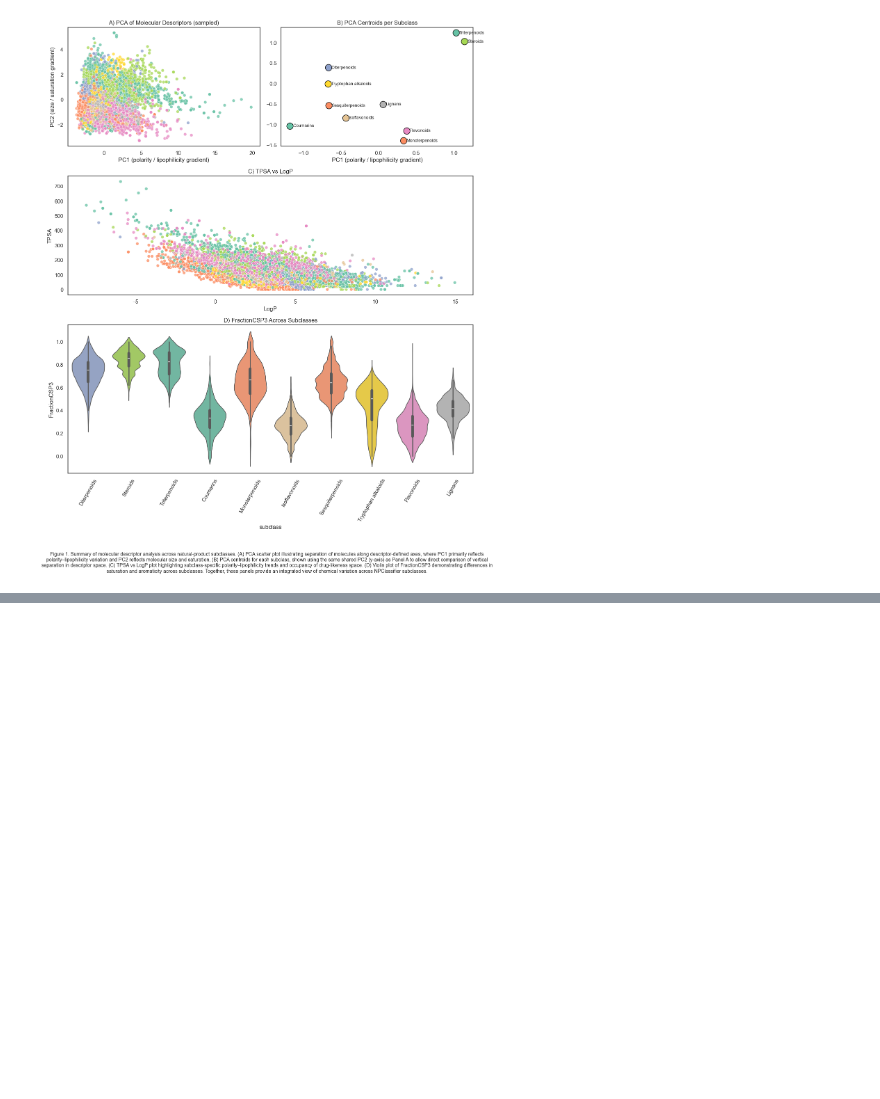
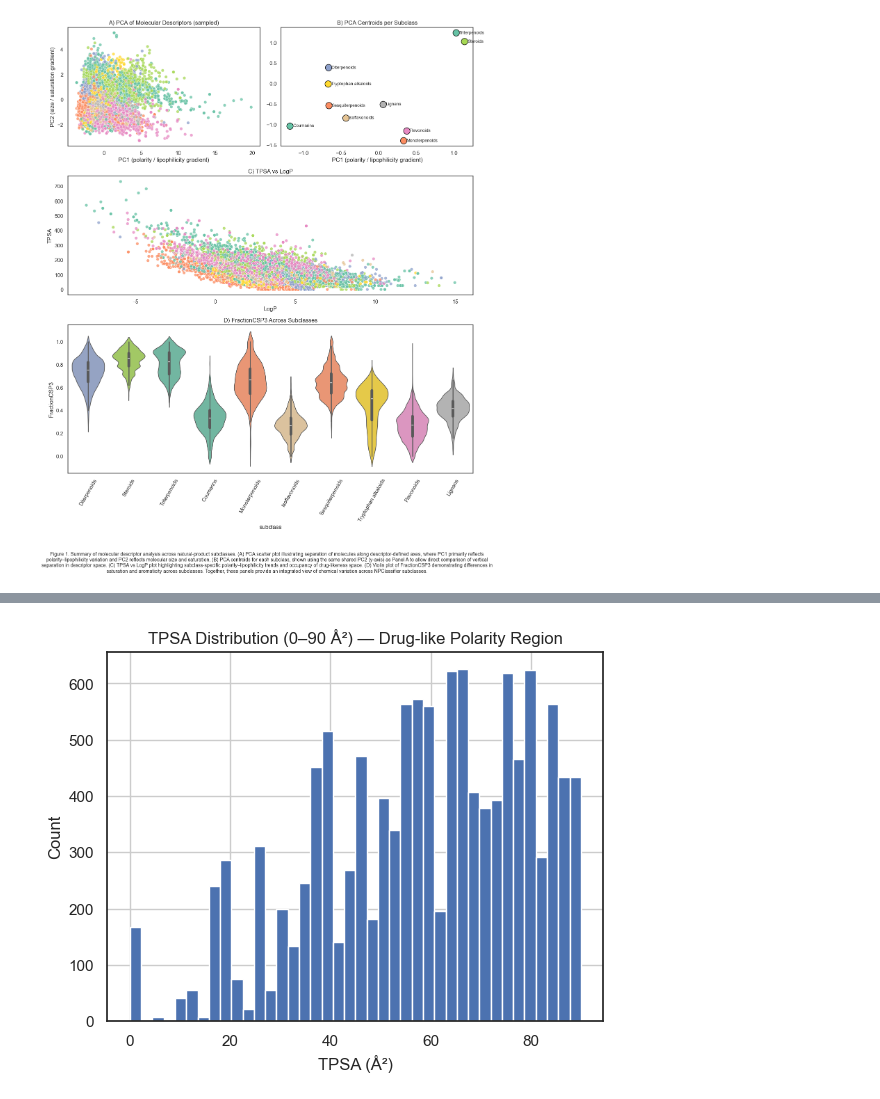
Before and after one commit to Hassan-Haydar/DSA103, a Jupyter notebook: LifeScienceData/project/final_project.ipynb, the cells around one changed output, grey strips where cells are left out. Drawn from its saved outputs; the diff is of its cells as text; code cells hidden in the pictures; blank space fills up the shorter version.

```diff
--- a/LifeScienceData/project/final_project.ipynb
+++ b/LifeScienceData/project/final_project.ipynb
@@ -211,0 +228,16 @@ Passing `palette` without assigning `hue` is deprecated and will be removed in v
+# %%
+#TPSA = Topological Polar Surface Area a indicator of overall polarity.
+#Most medicinal chemistry papers visualize TPSA in the 0–90 Å² region.
+#TPSA < 90 Å² is the “sweet spot” for
+# cell-membrane permeability
+#  oral absorption
+#  drug-likeness
+df_tpsa = df_final[df_final["TPSA"] <= 90]
+
+df_tpsa["TPSA"].hist(bins=40)
+plt.xlabel("TPSA (Å²)")
+plt.ylabel("Count")
+plt.title("TPSA Distribution (0–90 Å²) — Drug-like Polarity Region",loc="center")
+plt.show()
+# %% [output]
+[figure, added]
```
Also changed, not shown: parts of 2 cells of this notebook.
